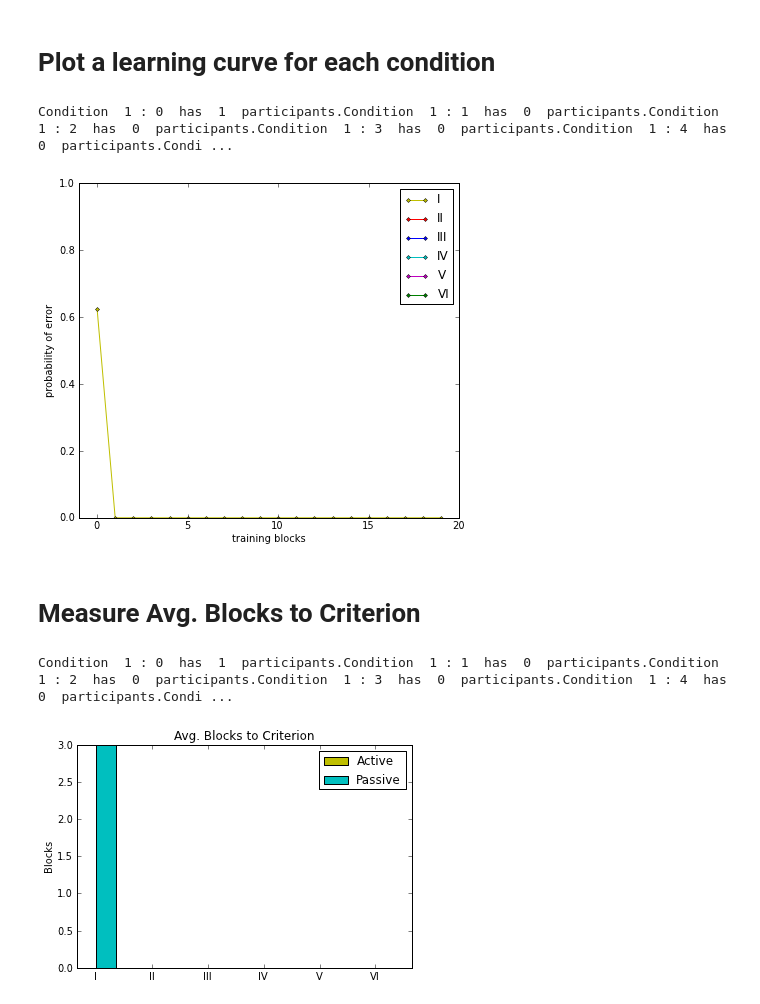
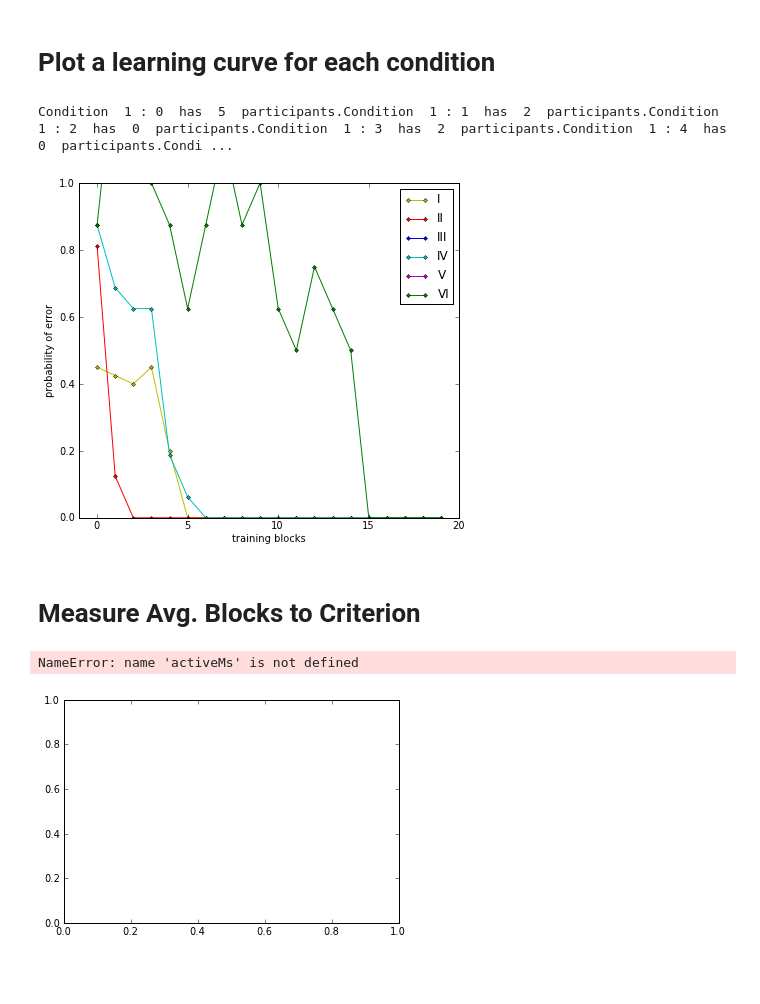
Before and after one commit to NYUCCL/CrumpMcDonnellGureckis2013, a Jupyter notebook: dataanalysis/ActiveLearning_SHJ.ipynb, the cells around one changed output. Drawn from its saved outputs; the diff is of its cells as text; code cells hidden in the pictures; blank space fills up the shorter version.

```diff
--- a/dataanalysis/ActiveLearning_SHJ.ipynb
+++ b/dataanalysis/ActiveLearning_SHJ.ipynb
@@ -19,16 +19,16 @@ run format_datafile_as_list first!Number of subjects is  1
 # %%
 # a function to gather up the learning curves for different subsets of subjects and averages themdef get_avg_learn_curve(people, version, training, rule):    allTest = []    count=0    for key in people.keys():        p = people[key]        #print p.traintype, p.rule, p.physicalaids        if p.codeversion==version and p.physicalaids=='no' and p.traintype==training and p.rule==rule:            allTest += [p.learnCurve]            count += 1    print "Condition ", training, ":", rule, " has ", count, " participants."    return DataFrame(allTest).mean()
 # %%
-VERSION='3.1'fig=plt.figure(figsize=(15,6))ax=fig.add_subplot(121)t1p=ax.plot(get_avg_learn_curve(participants, VERSION, 1, 0),'yo-',antialiased=True,markersize=3,linewidth=1)t2p=ax.plot(get_avg_learn_curve(participants, VERSION, 1, 1),'ro-',antialiased=True,markersize=3,linewidth=1)t3p=ax.plot(get_avg_learn_curve(participants, VERSION, 1, 2),'bo-',antialiased=True,markersize=3,linewidth=1)t4p=ax.plot(get_avg_learn_curve(participants, VERSION, 1, 3),'co-',antialiased=True,markersize=3,linewidth=1)t5p=ax.plot(get_avg_learn_curve(participants, VERSION, 1, 4),'mo-',antialiased=True,markersize=3,linewidth=1)t6p=ax.plot(get_avg_learn_curve(participants, VERSION, 1, 5),'go-',antialiased=True,markersize=3,linewidth=1)ax.legend( (t1p[0], t2p[0], t3p[0], t4p[0], t5p[0], t6p[0]), ('I','II', 'III', 'IV', 'V', 'VI') )plt.axis([-1,20,0,1.0])plt.ylabel('probability of error')plt.xlabel('training blocks')plt.show()
+VERSION='4.0'fig=plt.figure(figsize=(15,6))ax=fig.add_subplot(121)t1p=ax.plot(get_avg_learn_curve(participants, VERSION, 1, 0),'yo-',antialiased=True,markersize=3,linewidth=1)t2p=ax.plot(get_avg_learn_curve(participants, VERSION, 1, 1),'ro-',antialiased=True,markersize=3,linewidth=1)t3p=ax.plot(get_avg_learn_curve(participants, VERSION, 1, 2),'bo-',antialiased=True,markersize=3,linewidth=1)t4p=ax.plot(get_avg_learn_curve(participants, VERSION, 1, 3),'co-',antialiased=True,markersize=3,linewidth=1)t5p=ax.plot(get_avg_learn_curve(participants, VERSION, 1, 4),'mo-',antialiased=True,markersize=3,linewidth=1)t6p=ax.plot(get_avg_learn_curve(participants, VERSION, 1, 5),'go-',antialiased=True,markersize=3,linewidth=1)ax.legend( (t1p[0], t2p[0], t3p[0], t4p[0], t5p[0], t6p[0]), ('I','II', 'III', 'IV', 'V', 'VI') )plt.axis([-1,20,0,1.0])plt.ylabel('probability of error')plt.xlabel('training blocks')plt.show()
 # %% [output]
-Condition  1 : 0  has  1  participants.Condition  1 : 1  has  0  participants.Condition  1 : 2  has  0  participants.Condition  1 : 3  has  0  participants.Condition  1 : 4  has  0  participants.Condi ...
+Condition  1 : 0  has  5  participants.Condition  1 : 1  has  2  participants.Condition  1 : 2  has  0  participants.Condition  1 : 3  has  2  participants.Condition  1 : 4  has  0  participants.Condi ...
-[figure, old version]
+[figure, new version]
 # %% [markdown]
 # Measure Avg. Blocks to Criterion
 # %%
 # a function to gather up the block-to-criterion for different subsets of subjects and averages themdef get_avg_blocks_to_criterion(people, version, training, rule):    allTest = []    count=0    for key in people.keys():        p = people[key]        #print p.traintype, p.rule, p.physicalaids        if p.codeversion==version and p.physicalaids=='no' and p.traintype==training and p.rule==rule:            allTest += [p.nBlocksToCriterion]            count += 1    print "Condition ", training, ":", rule, " has ", count, " participants."    return mean(allTest), std(allTest)/sqrt(count)
 # %%
-VERSION = '3.1'# plot parametersind = arange(6)width=0.35fig = plt.figure()ax = fig.add_subplot(111)activ = ax.bar(ind, activeMs, width, color='y', yerr=activeSEs)passiveMs, passiveSEs = array([get_avg_blocks_to_criterion(participants, VERSION, 1, i) for i in range(6)]).Tpassv = ax.bar(ind+width, passiveMs, width, color='c', yerr=passiveSEs)ax.set_ylabel('Blocks')ax.set_title('Avg. Blocks to Criterion')ax.set_xticks(ind+width)ax.set_xticklabels(('I','II','III','IV','V','VI'))ax.legend( (activ[0], passv[0]), ('Active','Passive') )plt.show()
+VERSION = '4.0'# plot parametersind = arange(6)width=0.35fig = plt.figure()ax = fig.add_subplot(111)activ = ax.bar(ind, activeMs, width, color='y', yerr=activeSEs)passiveMs, passiveSEs = array([get_avg_blocks_to_criterion(participants, VERSION, 1, i) for i in range(6)]).Tpassv = ax.bar(ind+width, passiveMs, width, color='c', yerr=passiveSEs)ax.set_ylabel('Blocks')ax.set_title('Avg. Blocks to Criterion')ax.set_xticks(ind+width)ax.set_xticklabels(('I','II','III','IV','V','VI'))ax.legend( (activ[0], passv[0]), ('Active','Passive') )plt.show()
 # %% [output]
-Condition  1 : 0  has  1  participants.Condition  1 : 1  has  0  participants.Condition  1 : 2  has  0  participants.Condition  1 : 3  has  0  participants.Condition  1 : 4  has  0  participants.Condi ...
+NameError: name 'activeMs' is not defined
-[figure, old version]
+[figure, new version]
```
Also changed, not shown: parts of 1 cell of this notebook, 1 other file.
